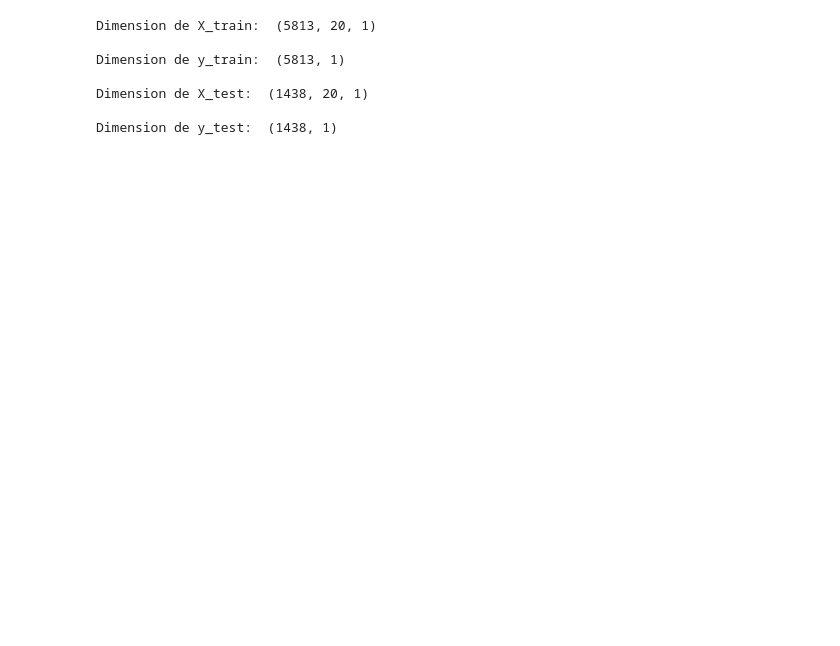
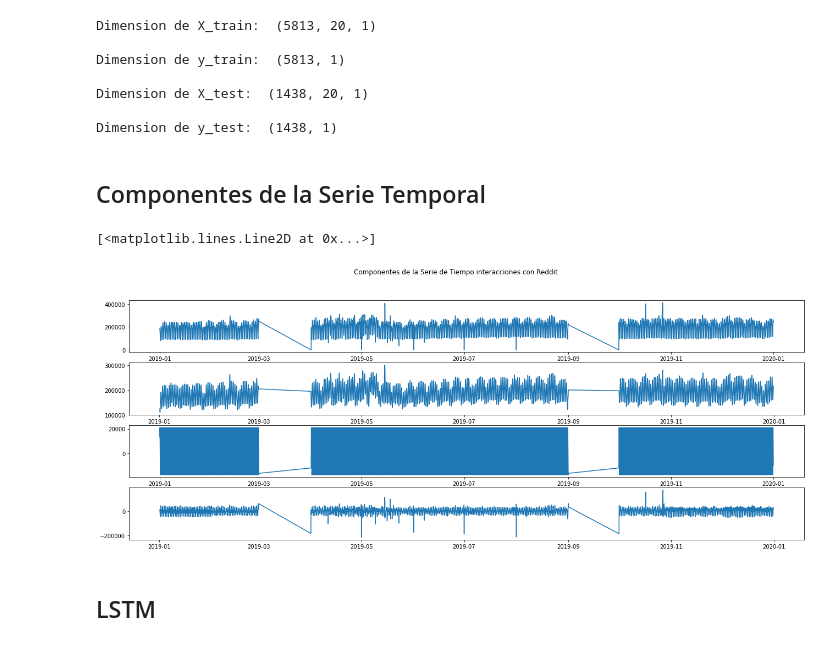
Before and after one commit to CAVA1611/neural-networks, a Jupyter notebook: TFM_Reddit_2019.ipynb, the cells around one changed output. Drawn from its saved outputs; the diff is of its cells as text; code cells hidden in the pictures; blank space fills up the shorter version.

```diff
--- a/TFM_Reddit_2019.ipynb
+++ b/TFM_Reddit_2019.ipynb
@@ -163,3 +225,22 @@ Dimension de y_train:  (5813, 1)
 Dimension de X_test:  (1438, 20, 1)
 
 Dimension de y_test:  (1438, 1)
+# %% [markdown]
+## Componentes de la Serie Temporal
+# %%
+# funcion seasonal_decompose() para observar las 3 componentes de las series de tiempo:
+# - Trend
+# - Seasonal
+# - Resid
+components = seasonal_decompose(df_time, model='additive', freq=12) # (df_time)
+fig, axs = plt.subplots(4,figsize=(22, 8))
+fig.suptitle('Componentes de la Serie de Tiempo interacciones con Reddit')
+axs[0].plot(components.observed)
+axs[1].plot(components.trend)
+axs[2].plot(components.seasonal)
+axs[3].plot(components.resid)
+# %% [output]
+[<matplotlib.lines.Line2D at 0x...>]
+[figure, added]
+# %% [markdown]
+## LSTM
```
Also changed, not shown: parts of 12 cells of this notebook.
